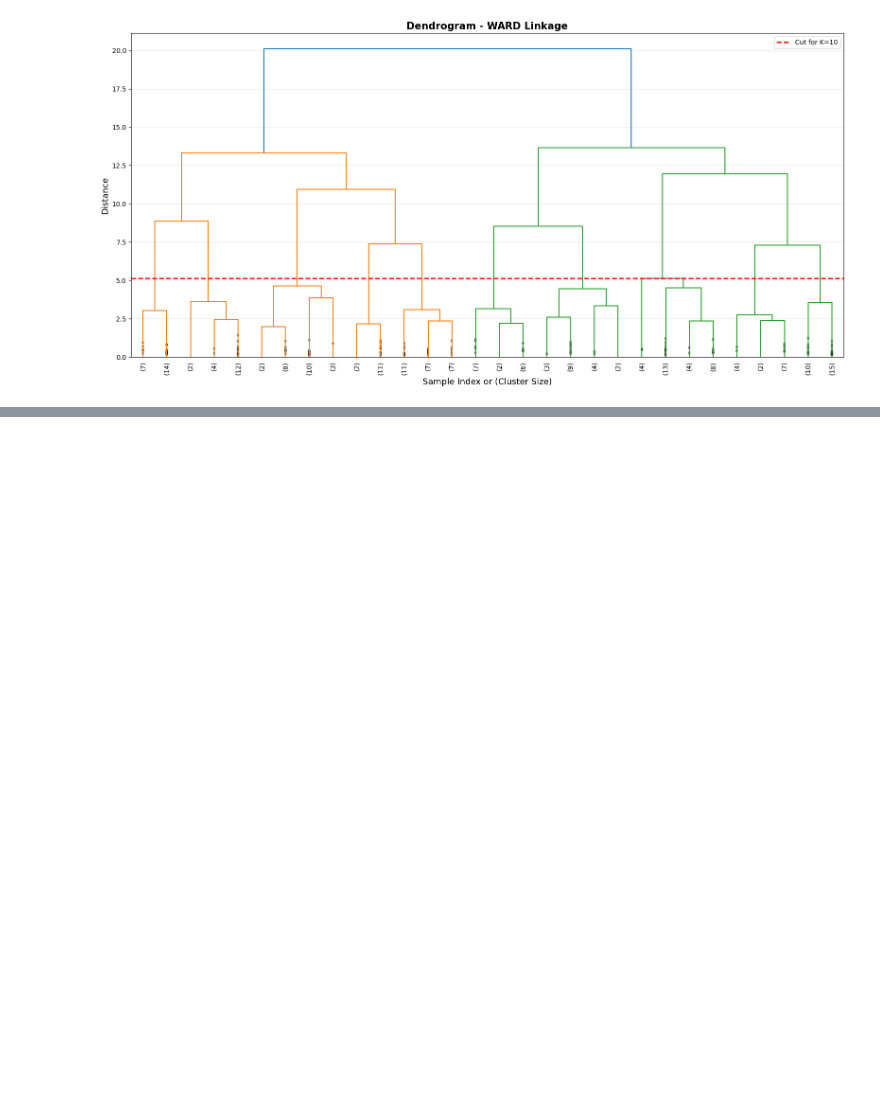
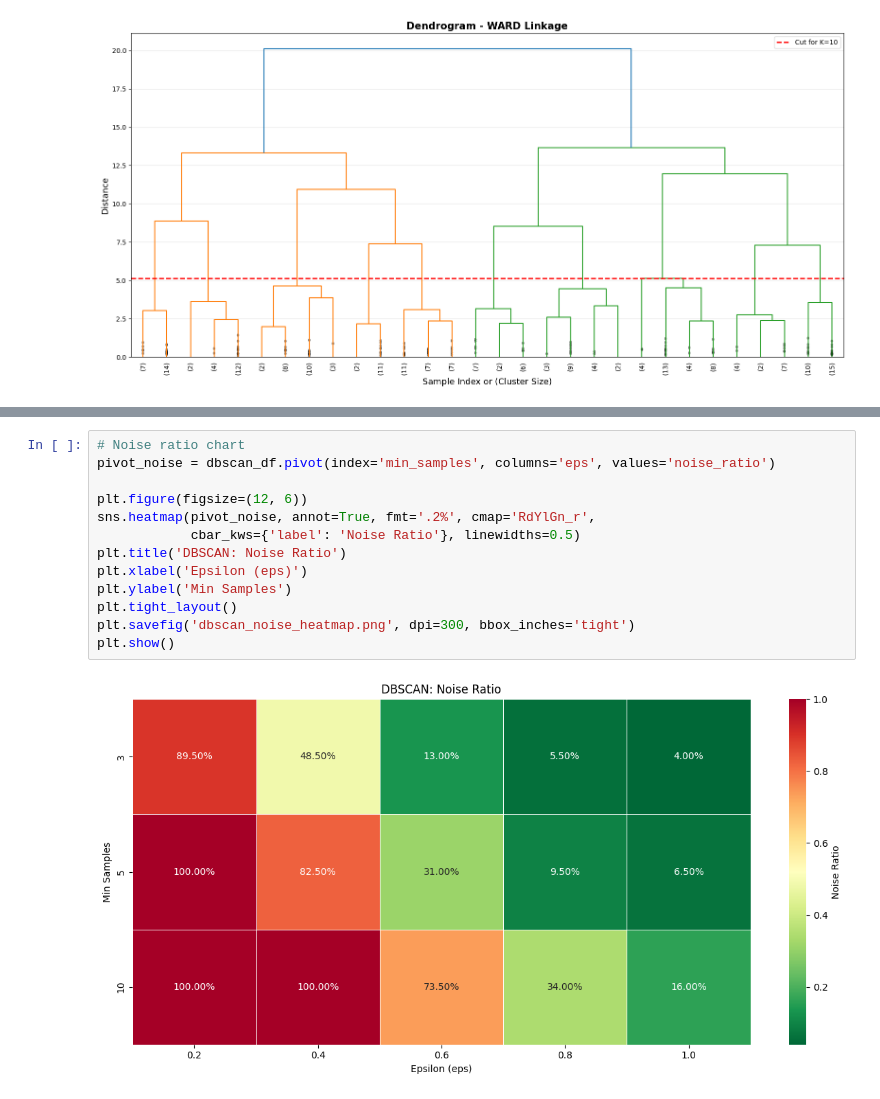
Before and after one commit to ihamydreza/FIS4041, a Jupyter notebook: Q2/Q2.ipynb, the cells around one changed output, grey strips where cells are left out. Cells and saved outputs as stored; diff of their text form; blank space fills up the shorter version.

```diff
--- a/Q2/Q2.ipynb
+++ b/Q2/Q2.ipynb
@@ -351,0 +498,15 @@ plt.show()
+# %%
+# Noise ratio chart
+pivot_noise = dbscan_df.pivot(index='min_samples', columns='eps', values='noise_ratio')
+
+plt.figure(figsize=(12, 6))
+sns.heatmap(pivot_noise, annot=True, fmt='.2%', cmap='RdYlGn_r',
+            cbar_kws={'label': 'Noise Ratio'}, linewidths=0.5)
+plt.title('DBSCAN: Noise Ratio')
+plt.xlabel('Epsilon (eps)')
+plt.ylabel('Min Samples')
+plt.tight_layout()
+plt.savefig('dbscan_noise_heatmap.png', dpi=300, bbox_inches='tight')
+plt.show()
+# %% [output]
+[figure, added]
```
Also changed, not shown: parts of 7 cells of this notebook.
